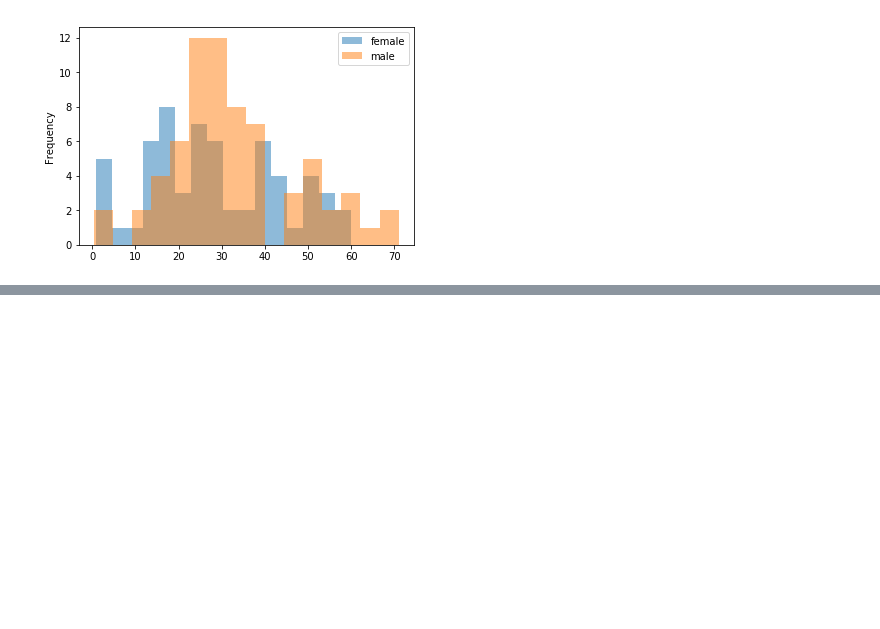
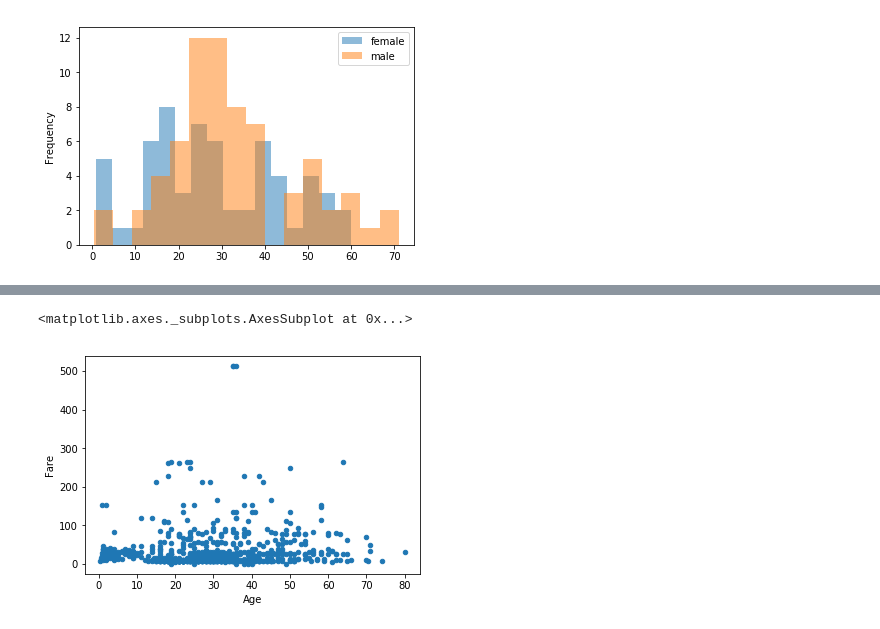
Before and after one commit to C3NZ/DS-notebooks, a Jupyter notebook: notebooks/Titanic.ipynb, the cells around one changed output, grey strips where cells are left out. Saved outputs shown, nothing was run; the diff lists cells and outputs as text; code cells hidden in the pictures; blank space fills up the shorter version.

```diff
--- a/notebooks/Titanic.ipynb
+++ b/notebooks/Titanic.ipynb
@@ -207,0 +231,6 @@ Name: Age, Length: 168, dtype: float64
+# %%
+# Doing the same thing, except differently
+df.plot.scatter(x='Age', y='Fare')
+# %% [output]
+<matplotlib.axes._subplots.AxesSubplot at 0x...>
+[figure, added]
```
Also changed, not shown: parts of 36 cells of this notebook, 7 other files.
